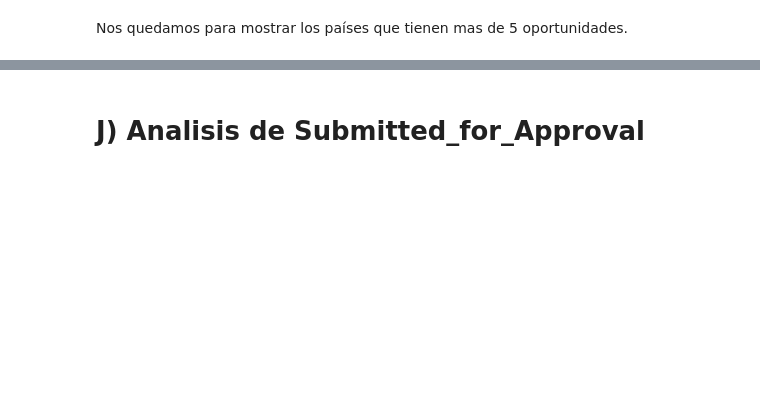
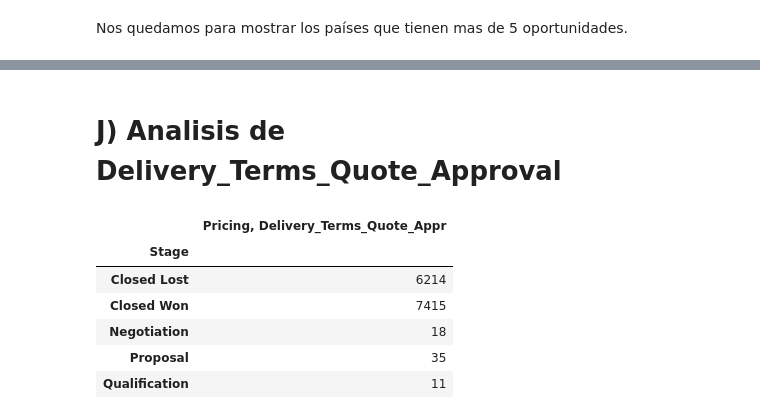
Before and after one commit to FerFabbiano/tp1-OrganizacionDeDatos, a Jupyter notebook: TP1_OrgaDeDatos.ipynb, the cells around one changed output, grey strips where cells are left out. Drawn from its saved outputs; the diff is of its cells as text; code cells hidden in the pictures; blank space fills up the shorter version.

```diff
--- a/TP1_OrgaDeDatos.ipynb
+++ b/TP1_OrgaDeDatos.ipynb
@@ -1241,2 +1185,14 @@ segun_fechas_precio.nlargest(10,"Duracion_de_la_entgrega")
 # %% [markdown]
-# J) Analisis de Submitted_for_Approval
+# J) Analisis de Delivery_Terms_Quote_Approval
+# %%
+# Vemos el  exito segun si necesita una aprobacion especial.
+necesita_delivery_terms_stage = entrenamientoDf.groupby("Stage").agg({"Pricing, Delivery_Terms_Quote_Appr" : "sum"})
+necesita_delivery_terms_stage
+# %% [output]
+|  | Pricing, Delivery_Terms_Quote_Appr |
+| Stage |  |
+| Closed Lost | 6214 |
+| Closed Won | 7415 |
+| Negotiation | 18 |
+| Proposal | 35 |
+| Qualification | 11 |
```
Also changed, not shown: parts of 16 cells of this notebook.
